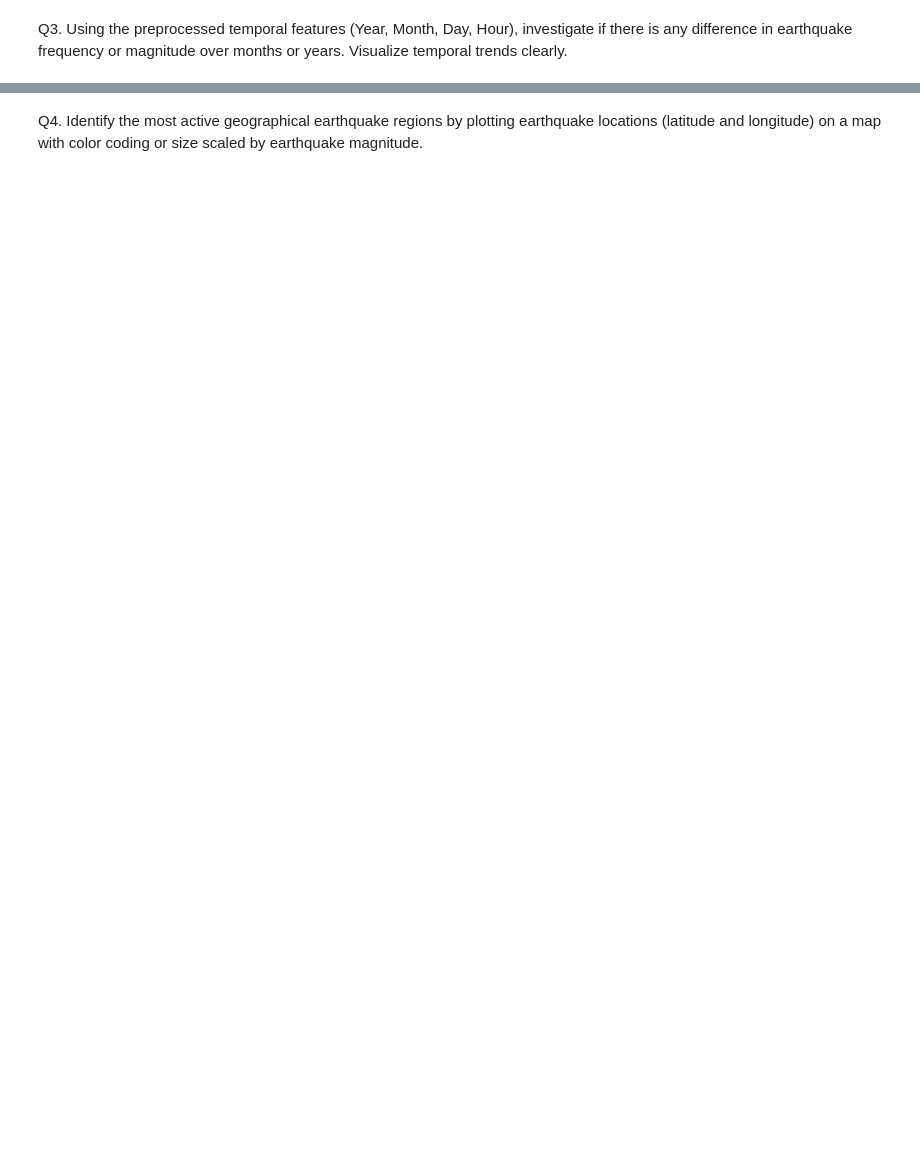
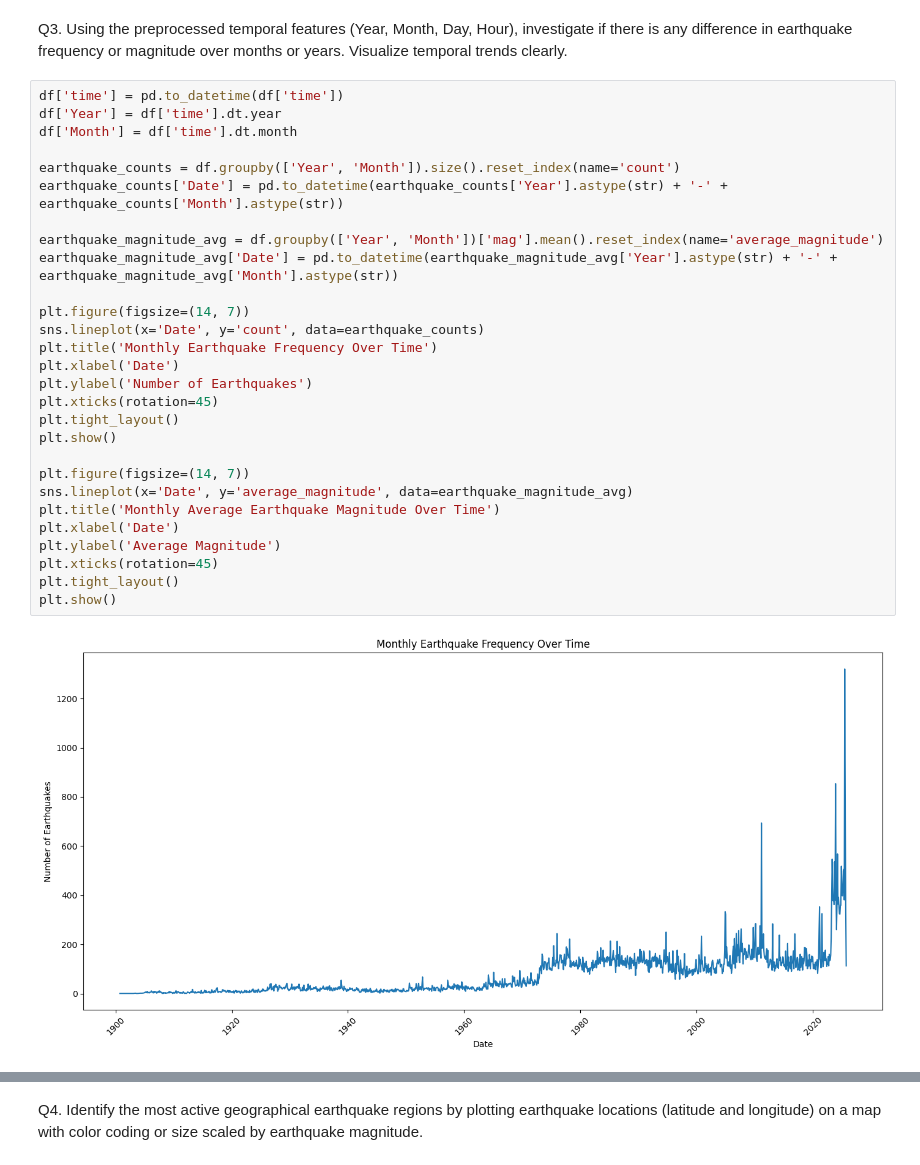
Before and after one commit to ImpactsenseAI-Intern-Project-OCT25/impactsenseAI-Infosys-Intern-project, a Jupyter notebook: milestone_1/week_2/Day_9/Assignment_1.ipynb, the cells around one changed output, grey strips where cells are left out. Drawn from its saved outputs; the diff is of its cells as text; blank space fills up the shorter version.

```diff
--- a/milestone_1/week_2/Day_9/Assignment_1.ipynb
+++ b/milestone_1/week_2/Day_9/Assignment_1.ipynb
@@ -9,2 +83,32 @@ Q2. Explore the relationship between earthquake depth (depth) and magnitude (mag
 # %% [markdown]
 Q3. Using the preprocessed temporal features (Year, Month, Day, Hour), investigate if there is any difference in earthquake frequency or magnitude over months or years. Visualize temporal trends clearly.
+# %%
+df['time'] = pd.to_datetime(df['time'])
+df['Year'] = df['time'].dt.year
+df['Month'] = df['time'].dt.month
+
+earthquake_counts = df.groupby(['Year', 'Month']).size().reset_index(name='count')
+earthquake_counts['Date'] = pd.to_datetime(earthquake_counts['Year'].astype(str) + '-' + earthquake_counts['Month'].astype(str))
+
+earthquake_magnitude_avg = df.groupby(['Year', 'Month'])['mag'].mean().reset_index(name='average_magnitude')
+earthquake_magnitude_avg['Date'] = pd.to_datetime(earthquake_magnitude_avg['Year'].astype(str) + '-' + earthquake_magnitude_avg['Month'].astype(str))
+
+plt.figure(figsize=(14, 7))
+sns.lineplot(x='Date', y='count', data=earthquake_counts)
+plt.title('Monthly Earthquake Frequency Over Time')
+plt.xlabel('Date')
+plt.ylabel('Number of Earthquakes')
+plt.xticks(rotation=45)
+plt.tight_layout()
+plt.show()
+
+plt.figure(figsize=(14, 7))
+sns.lineplot(x='Date', y='average_magnitude', data=earthquake_magnitude_avg)
+plt.title('Monthly Average Earthquake Magnitude Over Time')
+plt.xlabel('Date')
+plt.ylabel('Average Magnitude')
+plt.xticks(rotation=45)
+plt.tight_layout()
+plt.show()
+# %% [output]
+[figure, added]
```
Also changed, not shown: parts of 9 cells of this notebook, 12 other files.
